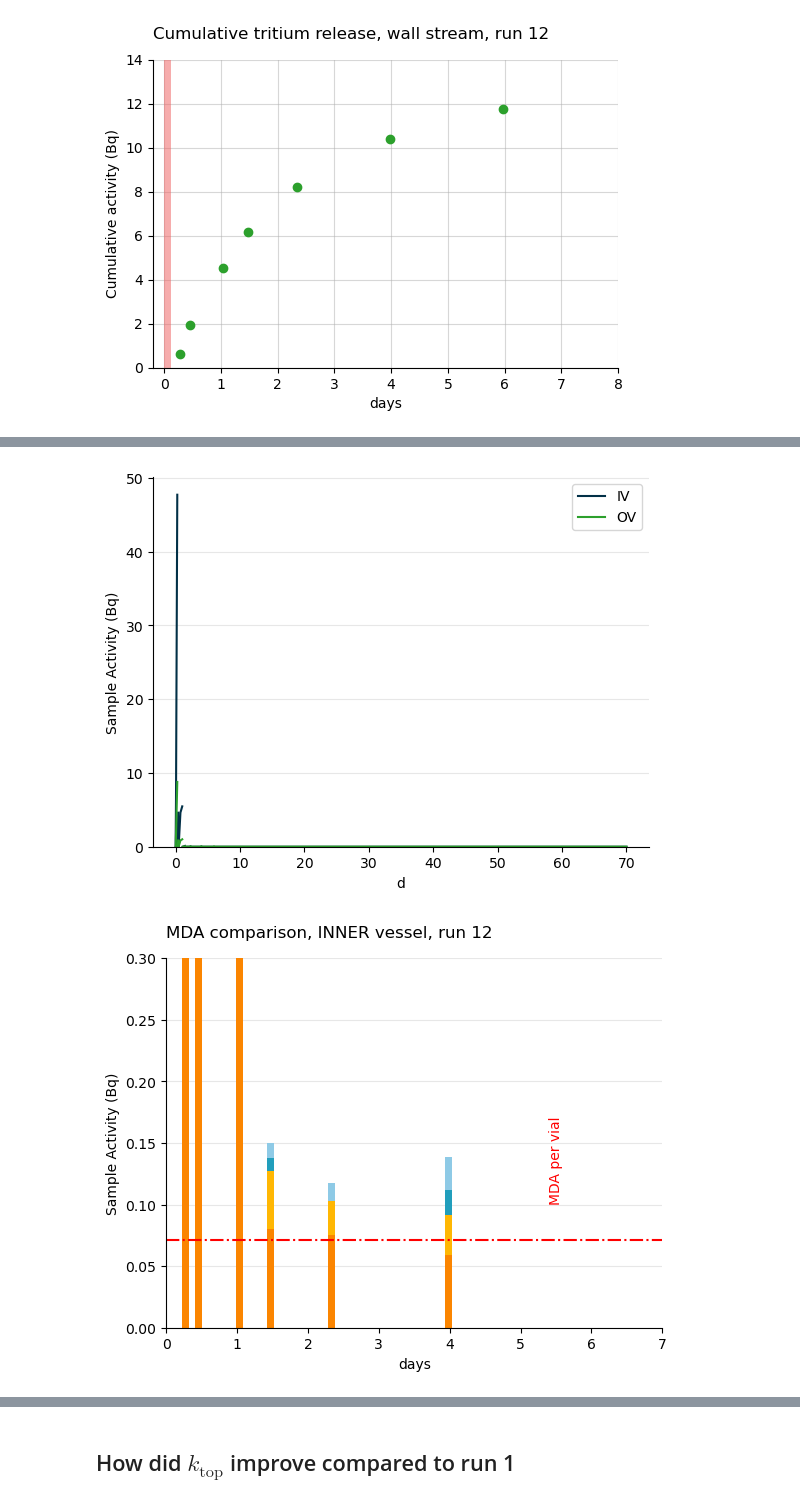
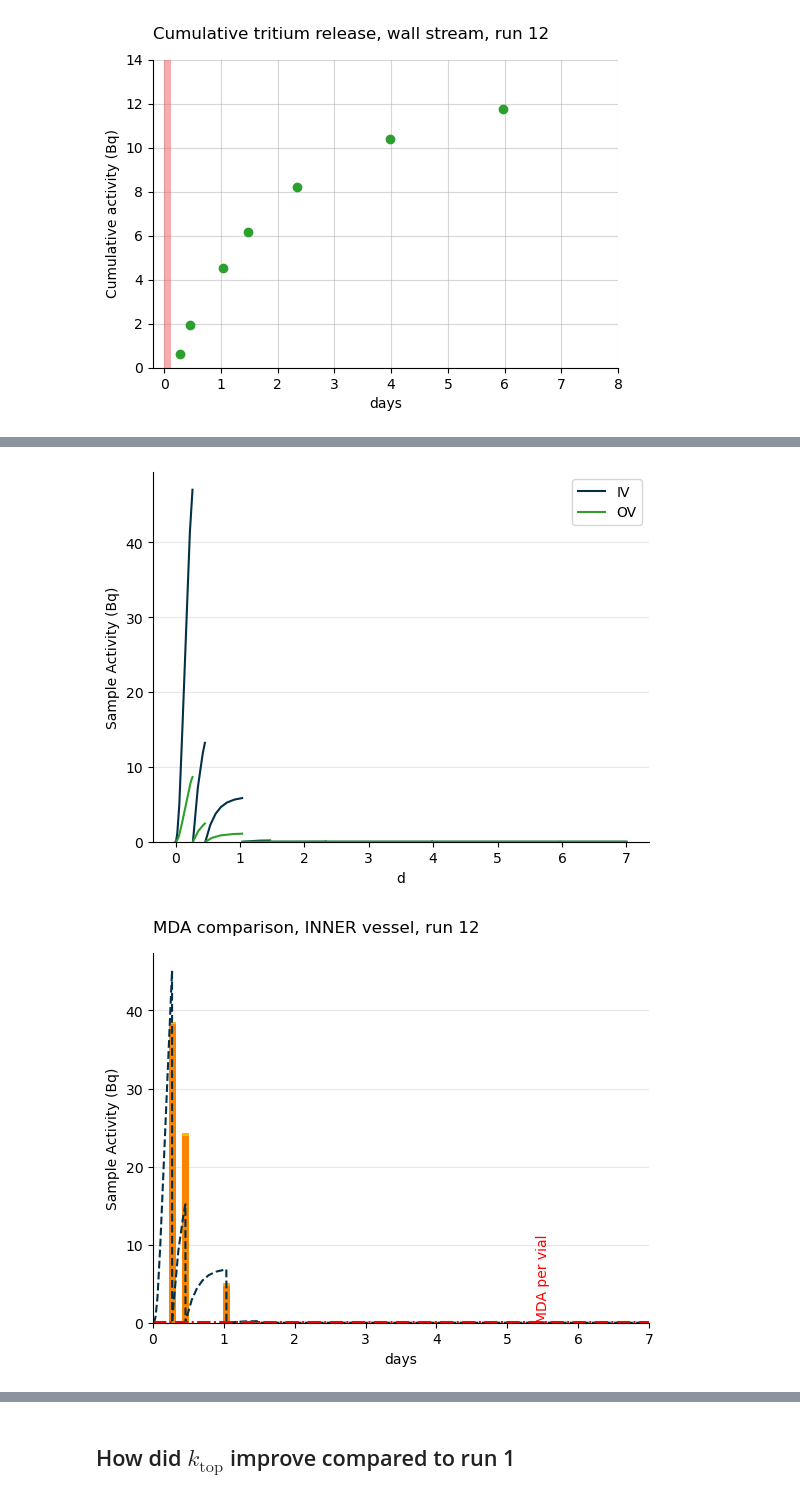
Before and after one commit to LIBRA-project/BABY-1L-run-12, a Jupyter notebook: analysis/tritium/tritium_model.ipynb, the cells around one changed output, grey strips where cells are left out. Drawn from its saved outputs; the diff is of its cells as text; code cells hidden in the pictures.

```diff
--- a/analysis/tritium/tritium_model.ipynb
+++ b/analysis/tritium/tritium_model.ipynb
@@ -82,7 +82,7 @@ Total irradiation time
 80.13060343206095
 80.13060343206095 becquerel
 # %%
-baby_model.run(70 * ureg.day)
+baby_model.run(7 * ureg.day)
 # %%
 print(f"Transport:")
 print(f"  mass transport coeff IV: {baby_model.k_top:.2e~P}")
@@ -284,4 +284,6 @@ plt.grid(alpha=0.5)
 # %%
+from pathsim_model import iv_vial_activity_21, ov_vial_activity_28
+
 plt.figure()
 plot_sample_activity_top(
     baby_model, replacement_times=replacement_times_top, color="#023047", label="IV"
@@ -297,7 +299,14 @@ plt.legend()
 plt.figure()
 plot_bars(IV_stream, index=[time.to(ureg.day) for time in replacement_times_top], bar_width = 0.1)
 #plot_sample_activity_top(baby_model, replacement_times=replacement_times_top, color="#023047", label="Model")
-
+time, data = iv_vial_activity_21.read()
+# for i, d in enumerate(data):
+#     plt.plot(
+#         (time * ureg.s).to(ureg.day), quantity_to_activity(d*ureg.particle), label=f"IV vial {i+1}", color="#023047", linestyle="--"
+#     )
+plt.plot(
+    (time * ureg.s).to(ureg.day), quantity_to_activity(np.sum(data, axis=0)*ureg.particle), color="#023047", linestyle="--"
+)
 MDA = 0.071  # Calculated by hand for demo, TODO create code to calculate automatically
 
 plt.axhline(y=MDA, color = "red", linestyle = "-.")
@@ -313,40 +322,47 @@ plt.annotate(
 )
 
 plt.grid(True, axis="y", alpha=0.3)
-plt.ylim(bottom=0 * ureg.Bq, top = 0.3 * ureg.Bq)
+plt.ylim(bottom=0 * ureg.Bq)
 plt.xlim(0, 7)
 plt.ylabel("Sample Activity (Bq)")
 plt.xlabel("days")
 plt.title("MDA comparison, INNER vessel, run 12", loc="left", pad=15)
 
 
 plt.figure()
 plot_bars(OV_stream, index=[time.to(ureg.day) for time in replacement_times_walls], bar_width = 0.1)
 # plot_sample_activity_wall(baby_model, replacement_times=replacement_times_walls, color="tab:green", label="Model")
-
+time, data = ov_vial_activity_28.read()
+# for i, d in enumerate(data):
+#     plt.plot(
+#         (time * ureg.s).to(ureg.day), quantity_to_activity(d*ureg.particle), label=f"IV vial {i+1}", color="#023047", linestyle="--"
+#     )
+plt.plot(
+    (time * ureg.s).to(ureg.day), quantity_to_activity(np.sum(data, axis=0)*ureg.particle), color="#023047", linestyle="--"
+)
 plt.grid(True, axis="y", alpha=0.3)
 # plt.ylim(bottom=0 * ureg.Bq)
 plt.xlim(0, 7)
 plt.ylabel("Sample Activity (Bq)")
 plt.xlabel("days")
 plt.title("Per sample activity, OUTER vessel, run 12", loc="left", pad=15)
 
 MDA = 0.071  # Calculated by hand for demo, 100 min counts, TODO create code to calculate automatically
 #For 500 min counts MDA = 0.029
 
 plt.axhline(y=MDA, color = "red", linestyle = "-.")
 plt.annotate(
     f"MDA per vial",
     (5.5, 0.2),
     xytext=(0, 0),
     textcoords="offset points",
     ha="center",
     va="bottom",
     color="red",
     rotation=90,
 )
 
 plt.show()
 # %% [output]
-[figure, old version]
+[figure, new version]
-[figure, old version]
+[figure, new version]
```
Also changed, not shown: parts of 7 cells of this notebook, 2 other files.
